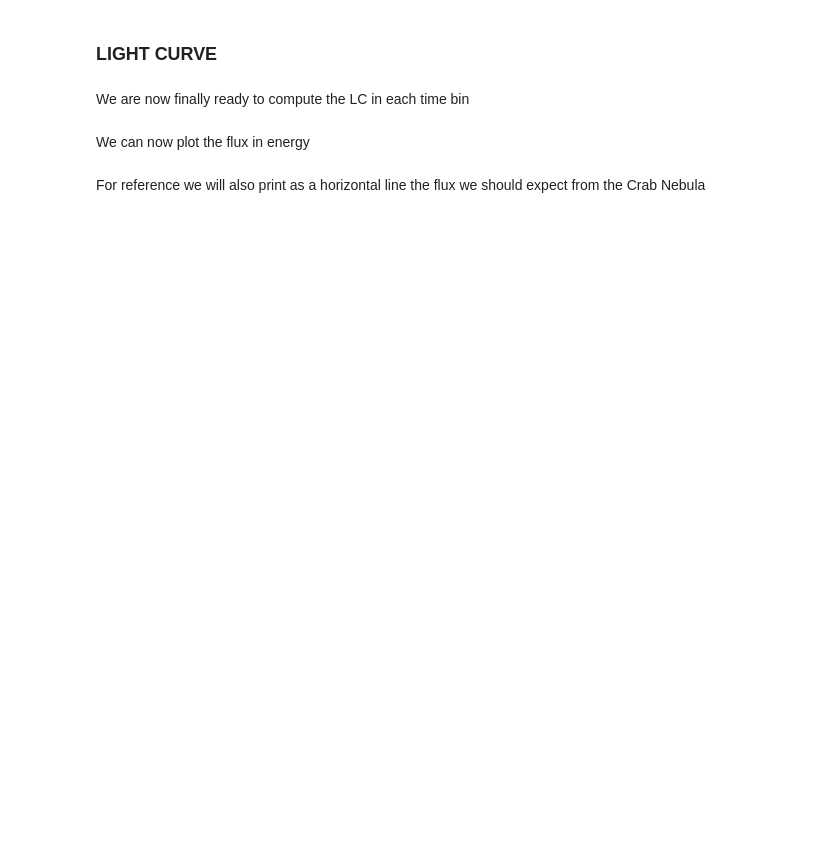
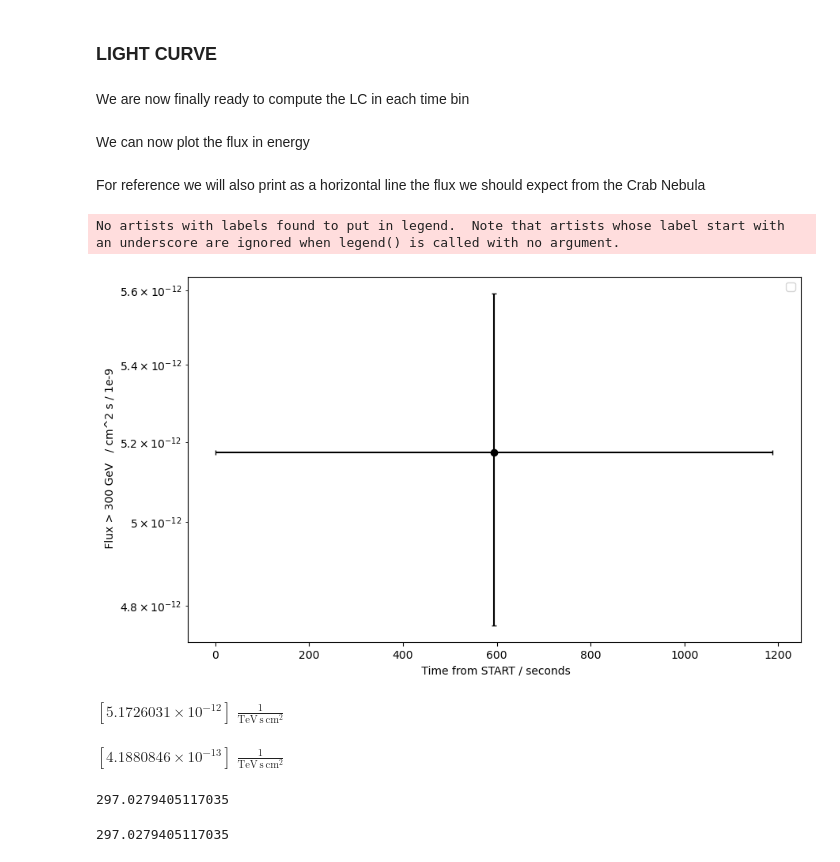
Before and after one commit to datacamp-astro/2022-arqus-bergen, a Jupyter notebook: hands_on/4_lightcurve/Light_curve_analysis.ipynb, the cells around one changed output. Cells and saved outputs as stored; diff of their text form; code cells hidden in the pictures; blank space fills up the shorter version.

```diff
--- a/hands_on/4_lightcurve/Light_curve_analysis.ipynb
+++ b/hands_on/4_lightcurve/Light_curve_analysis.ipynb
@@ -349,6 +443,6 @@ For this integratyion we will use the function `integrate` of `scipy`
 # %%
 import scipy.integrate as integrate
 # %%
-max_en = en_high[-1]
+max_en = 20 #en_high[-1]
 total_effective_area = integrate.quad( lambda x: np.interp(x ,  en_center, eff_area), en_th, max_en)[0] * u.m**2 * u.TeV
 total_effective_area
@@ -359,7 +460,7 @@ We are now ready to compute the ON counts, OFF counts and the excess in each tim
 # %% [markdown]
 First we define how many bins we want
 # %%
-n_time_bins = 12
+n_time_bins = 1
 # %% [markdown]
 Now we compute the bins over the whole observation time
 # %%
@@ -369,7 +470,7 @@ end_time   = events.header.get('TSTOP')
 dt = ( end_time - start_time ) /n_time_bins
 times_arr        = []
 source_altaz = []
-for i in range(n_time_bins):
+for i in range(n_time_bins+1):
     time        = start_time + dt*i
     times_arr.append( time )
 
@@ -444,9 +557,9 @@ ax.set_ylabel( ' Excess')
 # %% [markdown]
 We are now finally ready to compute the  LC in each time bin
 # %%
-flux = excess/( total_effective_area)/  ( delta_t *u.second)  * ( max_en- en_th) *u.TeV
+flux = excess/( total_effective_area)/  ( 0.993760464742293 * delta_t *u.second) # * ( max_en- en_th) *u.TeV
 
-flux_err = err_excess/( total_effective_area)/  ( delta_t *u.second) * ( max_en- en_th) *u.TeV
+flux_err = err_excess/( total_effective_area)/  ( 0.993760464742293 *delta_t *u.second) #* ( max_en- en_th) *u.TeV
 # %% [markdown]
 We can now plot the flux in energy
 # %% [markdown]
@@ -454,19 +567,39 @@ For reference we will also print as a horizontal line the flux we should expect
 # %%
 fig, ax = plt.subplots(figsize=(10,6),nrows=1, ncols=1)
 
 
 ax.errorbar(x=time_center-start_time,
-            y=flux.to( 1/(  u.cm**2 * u.s) ).value / 1e-9 ,
-            yerr = flux_err.to( 1/( u.cm**2 * u.s) ).value  / 1e-9 ,
+            y=flux.to( 1/(  u.cm**2 * u.s * u.TeV) ).value ,#/ 1e-9 ,
+            yerr = flux_err.to( 1/( u.cm**2 * u.s * u.TeV) ).value , #/ 1e-9 ,
             xerr = delta_t/2 , c='black', capsize=2, fmt='o')
 
 
 
-ax.hlines( 0.12, np.min(time_center-start_time), np.max(time_center-start_time) , label='Reference Light Curve')
+#ax.hlines( 0.12, np.min(time_center-start_time), np.max(time_center-start_time) , label='Reference Light Curve')
 
 
-ax.set_ylim( [0, None])
+#ax.set_ylim( [0, None])
 ax.set_xlabel( ' Time from START / seconds')
+ax.set_yscale('log')
 
 ax.set_ylabel( ' Flux > 300 GeV   / cm^2 s / 1e-9')
 ax.legend();
+# %% [output]
+No artists with labels found to put in legend.  Note that artists whose label start with an underscore are ignored when legend() is called with no argument.
+[figure, added]
+# %%
+flux.to(  1/(  u.cm**2 * u.s * u.TeV) )
+# %% [output]
+$[5.1726031 \times 10^{-12}] \; \mathrm{\frac{1}{TeV\,s\,cm^{2}}}$
+# %%
+flux_err.to(  1/(  u.cm**2 * u.s * u.TeV) )
+# %% [output]
+$[4.1880846 \times 10^{-13}] \; \mathrm{\frac{1}{TeV\,s\,cm^{2}}}$
+# %%
+np.min(time_center-start_time)
+# %% [output]
+297.0279405117035
+# %%
+np.max(time_center-start_time)
+# %% [output]
+297.0279405117035
```
Also changed, not shown: parts of 24 cells of this notebook, 4 other files.
